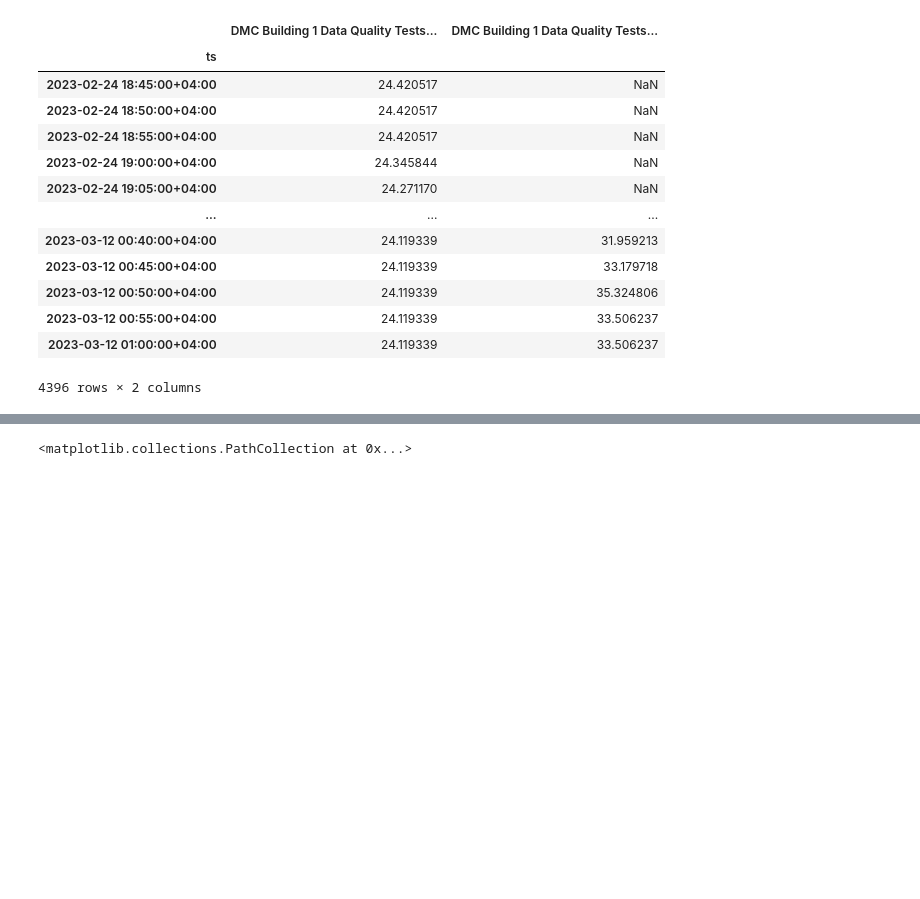
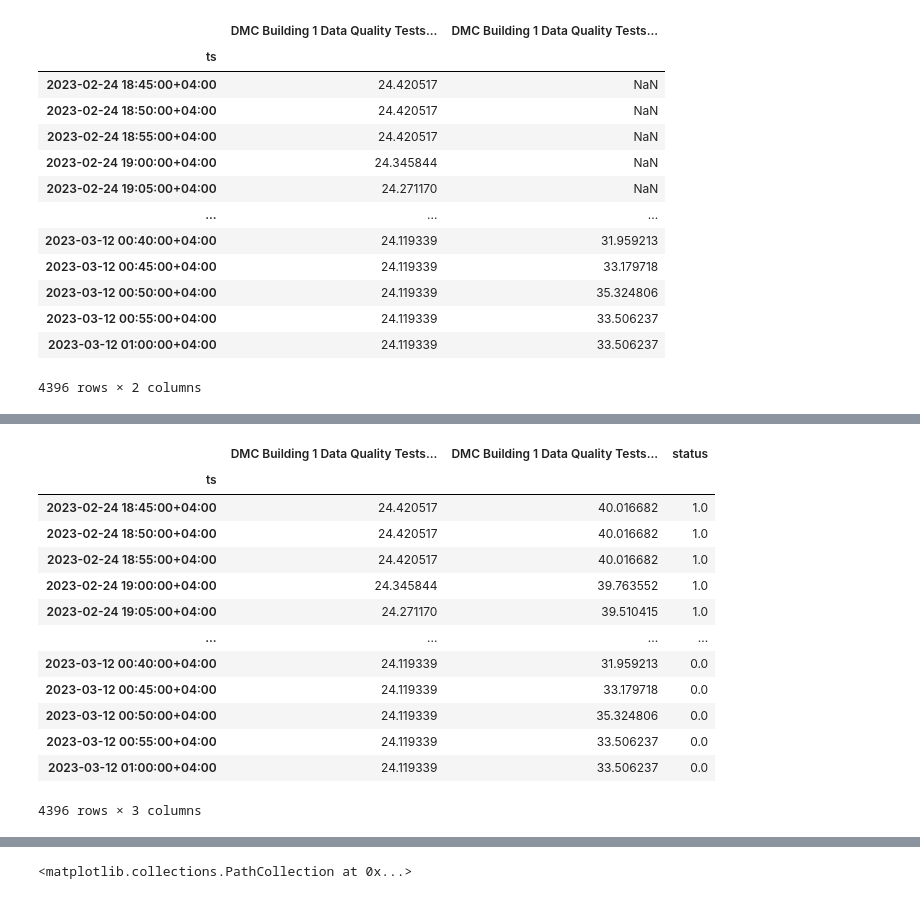
Before and after one commit to quajada/HubgradeDataCleaning, a Jupyter notebook: ChristineWorkspace.ipynb, the cells around one changed output, grey strips where cells are left out. Saved outputs shown, nothing was run; the diff lists cells and outputs as text; code cells hidden in the pictures; blank space fills up the shorter version.

```diff
--- a/ChristineWorkspace.ipynb
+++ b/ChristineWorkspace.ipynb
@@ -182,0 +201,20 @@ mt
+# %%
+imputer = IterativeImputer()
+imputed = imputer.fit_transform(mt)
+mt_imputed = pd.DataFrame(imputed, index=mt.index, columns=mt.columns)
+mt_imputed
+# %% [output]
+|  | DMC Building 1 Data Quality Tests... | DMC Building 1 Data Quality Tests... | status |
+| ts |  |  |  |
+| 2023-02-24 18:45:00+04:00 | 24.420517 | 40.016682 | 1.0 |
+| 2023-02-24 18:50:00+04:00 | 24.420517 | 40.016682 | 1.0 |
+| 2023-02-24 18:55:00+04:00 | 24.420517 | 40.016682 | 1.0 |
+| 2023-02-24 19:00:00+04:00 | 24.345844 | 39.763552 | 1.0 |
+| 2023-02-24 19:05:00+04:00 | 24.271170 | 39.510415 | 1.0 |
+| ... | ... | ... | ... |
+| 2023-03-12 00:40:00+04:00 | 24.119339 | 31.959213 | 0.0 |
+| 2023-03-12 00:45:00+04:00 | 24.119339 | 33.179718 | 0.0 |
+| 2023-03-12 00:50:00+04:00 | 24.119339 | 35.324806 | 0.0 |
+| 2023-03-12 00:55:00+04:00 | 24.119339 | 33.506237 | 0.0 |
+| 2023-03-12 01:00:00+04:00 | 24.119339 | 33.506237 | 0.0 |
+4396 rows × 3 columns
```
Also changed, not shown: parts of 4 cells of this notebook.
